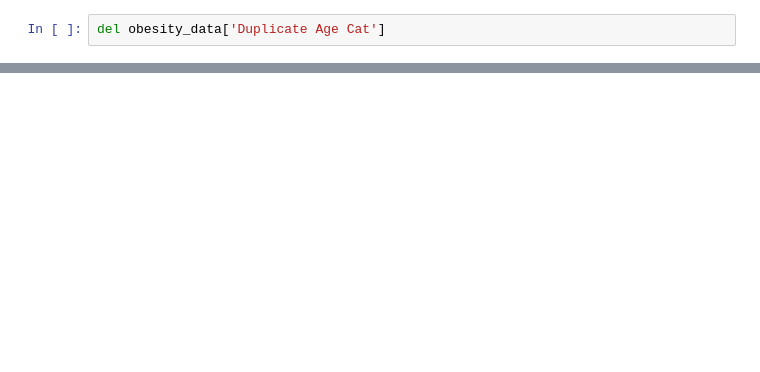
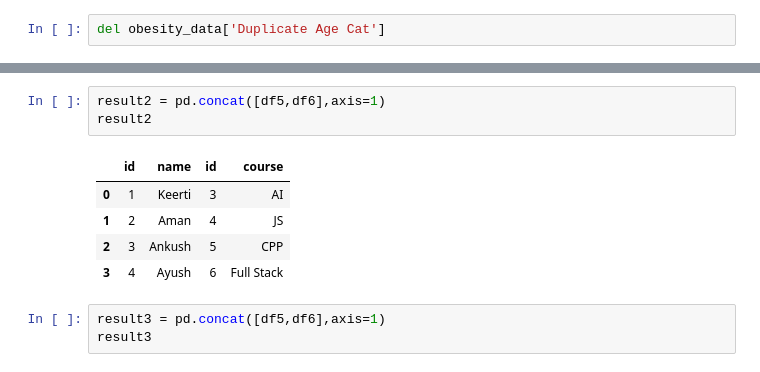
Before and after one commit to AakashGaur03/python-pandas, a Jupyter notebook: pandasV1.ipynb, the cells around one changed output, grey strips where cells are left out. Cells and saved outputs as stored; diff of their text form; blank space fills up the shorter version.

```diff
--- a/pandasV1.ipynb
+++ b/pandasV1.ipynb
@@ -228,0 +946,12 @@ obesity_data.head()
+# %%
+result2 = pd.concat([df5,df6],axis=1)
+result2
+# %% [output]
+|  | id | name | id | course |
+| 0 | 1 | Keerti | 3 | AI |
+| 1 | 2 | Aman | 4 | JS |
+| 2 | 3 | Ankush | 5 | CPP |
+| 3 | 4 | Ayush | 6 | Full Stack |
+# %%
+result3 = pd.concat([df5,df6],axis=1)
+result3
```
Also changed, not shown: parts of 76 cells of this notebook.
